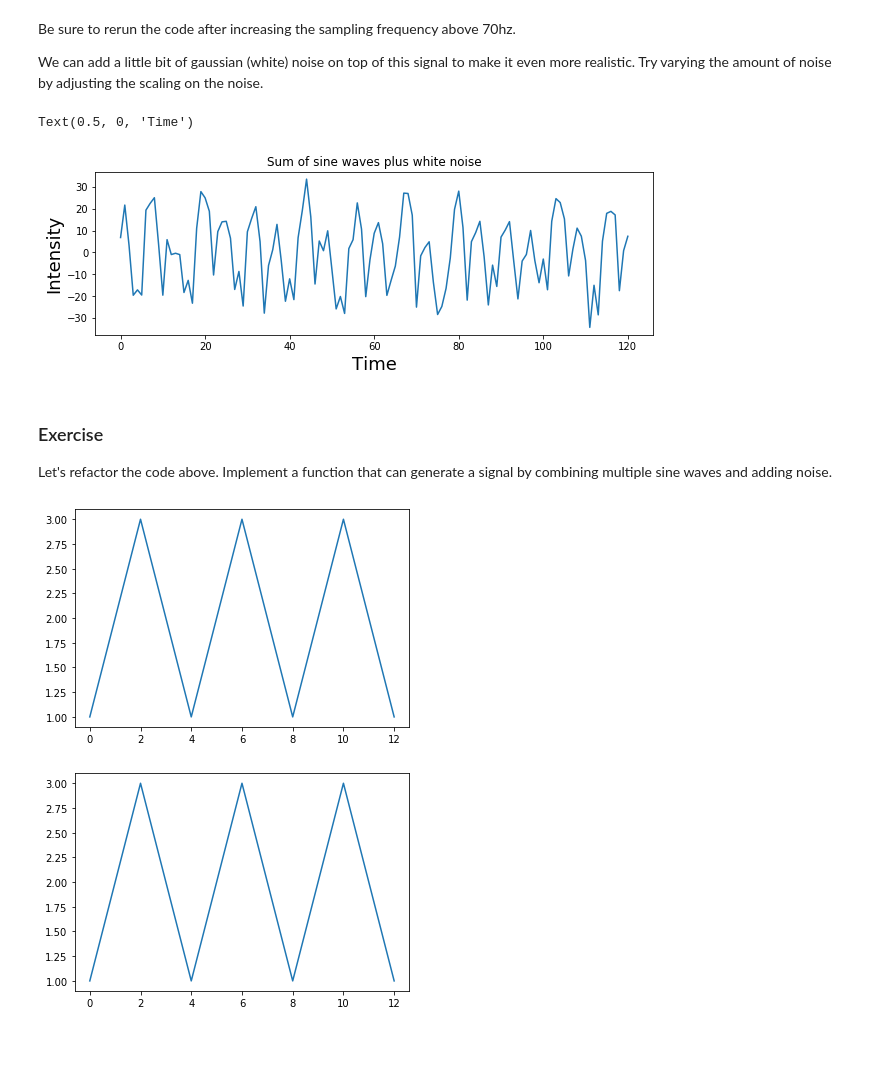
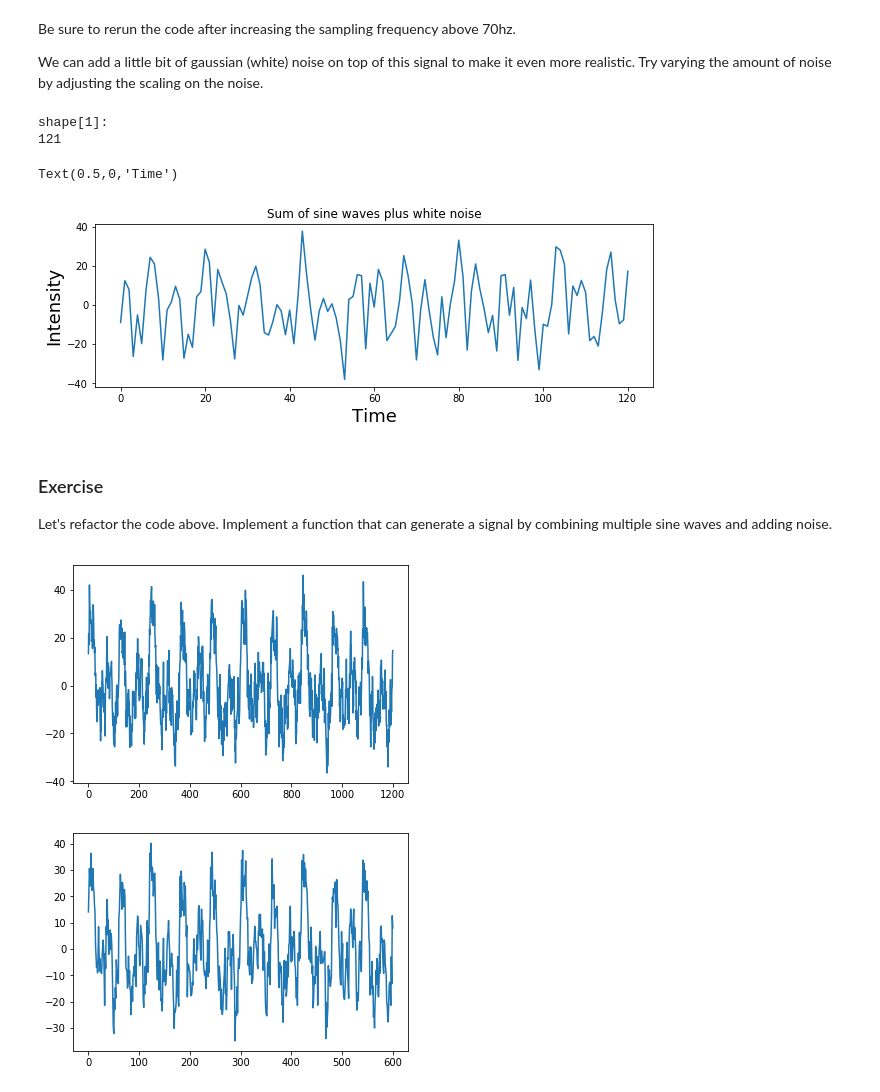
Before and after one commit to sapols/bai-book, a Jupyter notebook: content/labs/lab-signal-processing/index.ipynb, the cells around one changed output. Cells and saved outputs as stored; diff of their text form; code cells hidden in the pictures; blank space fills up the shorter version.

```diff
--- a/content/labs/lab-signal-processing/index.ipynb
+++ b/content/labs/lab-signal-processing/index.ipynb
@@ -438,7 +483,9 @@ Be sure to rerun the code after increasing the sampling frequency above 70hz.
 
 We can add a little bit of gaussian (white) noise on top of this signal to make it even more realistic.  Try varying the amount of noise by adjusting the scaling on the noise.
 # %%
-noise = 5 * np.random.randn(sine_waves.shape[1])
+noise = 8 * np.random.randn(sine_waves.shape[1])
+print("shape[1]:")
+print(sine_waves.shape[1])
 signal = np.sum(sine_waves,axis=0) + noise
 
 plt.figure(figsize=(10,3))
@@ -447,8 +494,10 @@ plt.title("Sum of sine waves plus white noise")
 plt.ylabel('Intensity', fontsize=18)
 plt.xlabel('Time', fontsize=18)
 # %% [output]
-Text(0.5, 0, 'Time')
+shape[1]:
+121
+Text(0.5,0,'Time')
-[figure, old version]
+[figure, new version]
 # %% [markdown]
 ### Exercise
 
@@ -456,24 +505,44 @@ Let's refactor the code above. Implement a function that can generate a signal b
 # %%
 def generate_signal(sampling_freq, freq, amplitude, phases):
     ### BEGIN SOLUTION
+    sampling_freq = sampling_freq
+
+    freq = freq
+    amplitude = amplitude
+    phases = phases
+
+    time = arange(-1, 1 + 1/sampling_freq, 1/sampling_freq)
+
+    sine_waves = []
+    for i,f in enumerate(freq):
+        sine_waves.append(amplitude[i] * sin(2*pi*f*time + phases[i]))
+    sine_waves = np.array(sine_waves)
+
+
+#     f,a = plt.subplots(nrows=5, ncols=1, figsize=(10,5), sharex=True)
+#     for i,x in enumerate(freq):
+#         a[i].plot(sine_waves[i,:], linewidth=2)
+#     plt.tight_layout()
+
+    noise = 5 * np.random.randn(sine_waves.shape[1])
 
     ### END SOLUTION
-    return [1,2,3,2,1,2,3,2,1,2,3,2,1]
+    return (np.sum(sine_waves, axis=0) + noise)
 
 def plot_signal(signal):
     plt.plot(signal)
 
 
 signal = generate_signal(600, [3, 10, 5, 15, 35], [5, 15, 10, 5, 7], [1/7, 1/8, 1, 1/2, -1/4])
 plot_signal(signal)
 # %% [output]
-[figure, old version]
+[figure, new version]
 # %%
 # Test Case
 signal = generate_signal(300, [3, 10, 5, 15, 35], [5, 15, 10, 5, 7], [1/7, 1/8, 1, 1/2, -1/4])
 plot_signal(signal)
 # %% [output]
-[figure, old version]
+[figure, new version]
 # %%
 # Test Case
 signal = generate_signal(600, [3, 35], [5, 7], [1/7, -1/4])
```
Also changed, not shown: parts of 27 cells of this notebook.
